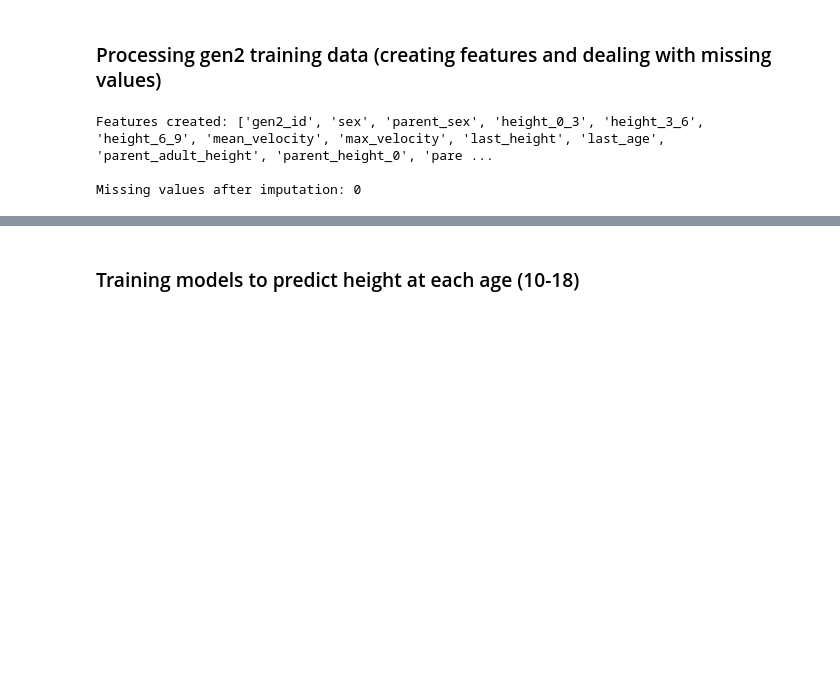
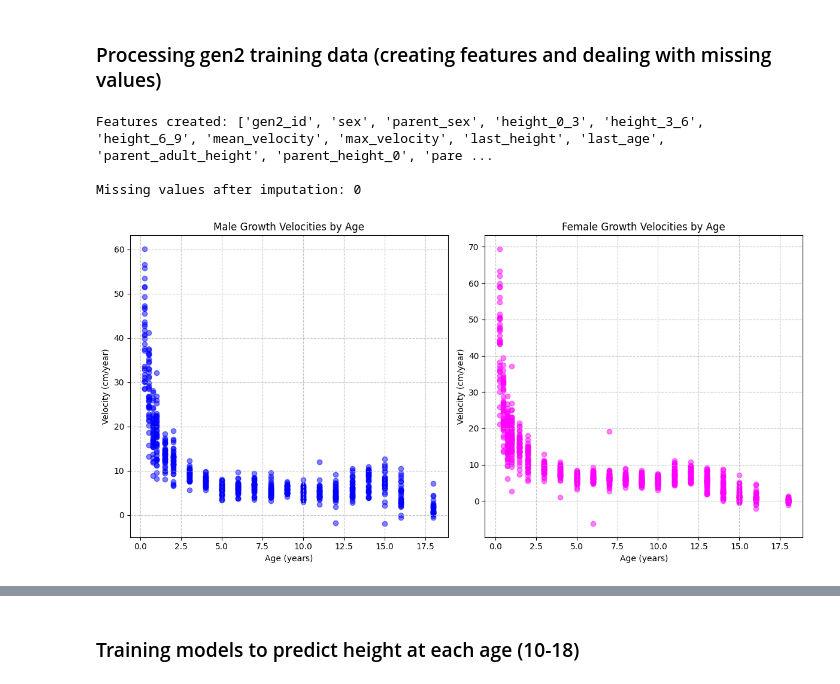
Before and after one commit to aavalose/aliens_height, a Jupyter notebook: final_notebook.ipynb, the cells around one changed output, grey strips where cells are left out. Saved outputs shown, nothing was run; the diff lists cells and outputs as text; code cells hidden in the pictures; blank space fills up the shorter version.

```diff
--- a/final_notebook.ipynb
+++ b/final_notebook.ipynb
@@ -337,3 +347,63 @@ print("\nMissing values after imputation:", features_df.isnull().sum().sum())
 Features created: ['gen2_id', 'sex', 'parent_sex', 'height_0_3', 'height_3_6', 'height_6_9', 'mean_velocity', 'max_velocity', 'last_height', 'last_age', 'parent_adult_height', 'parent_height_0', 'pare ...
 
 Missing values after imputation: 0
+# %%
+# Visualize growth velocities by age and sex
+fig, axes = plt.subplots(1, 2, figsize=(12, 6))
+
+# Sample a subset of individuals for clearer visualization
+sample_size = min(100, len(features_df))
+sampled_ids = np.random.choice(features_df['gen2_id'].unique(), sample_size, replace=False)
+
+# Plot velocities vs age for males and females
+for i, sex_value in enumerate(['M', 'F']):
+    sex_label = 'Male' if sex_value == 'M' else 'Female'
+    color = 'blue' if sex_value == 'M' else 'magenta'
+
+    # Get individuals of this sex from the sample
+    sex_ids = features_df[features_df['sex'] == sex_value]['gen2_id'].values
+    sex_ids = np.intersect1d(sex_ids, sampled_ids)
+
+    all_ages = []
+    all_velocities = []
+
+    for gen2_id in sex_ids:
+        # Get this individual's data
+        individual_data = gen2_grouped.get_group(gen2_id)
+        individual_data = individual_data.sort_values('AgeGr')
+
+        # Calculate velocities at each age point (except the first)
+        if len(individual_data) > 1:
+            for j in range(1, len(individual_data)):
+                age_diff = individual_data['AgeGr'].iloc[j] - individual_data['AgeGr'].iloc[j-1]
+                height_diff = individual_data['SHgt_cm'].iloc[j] - individual_data['SHgt_cm'].iloc[j-1]
+
+                if age_diff > 0:  # Avoid division by zero
+                    velocity = height_diff / age_diff
+                    age = individual_data['AgeGr'].iloc[j]
+
+                    all_ages.append(age)
+                    all_velocities.append(velocity)
+
+    # Scatter plot of velocities vs age
+    axes[i].scatter(all_ages, all_velocities, alpha=0.5, color=color)
+
+    # Add a smoothed trend line
+    if all_ages:
+        try:
+            z = np.polyfit(all_ages, all_velocities, 2)
+            p = np.poly1d(z)
+            x_range = np.linspace(min(all_ages), max(all_ages), 100)
+            axes[i].plot(x_range, p(x_range), 'r-', linewidth=2)
+        except:
+            pass  # Skip trend line if fitting fails
+
+    axes[i].set_title(f'{sex_label} Growth Velocities by Age')
+    axes[i].set_xlabel('Age (years)')
+    axes[i].set_ylabel('Velocity (cm/year)')
+    axes[i].grid(True, linestyle='--', alpha=0.7)
+
+plt.tight_layout()
+plt.show()
+# %% [output]
+[figure, added]
```
Also changed, not shown: parts of 5 cells of this notebook.
